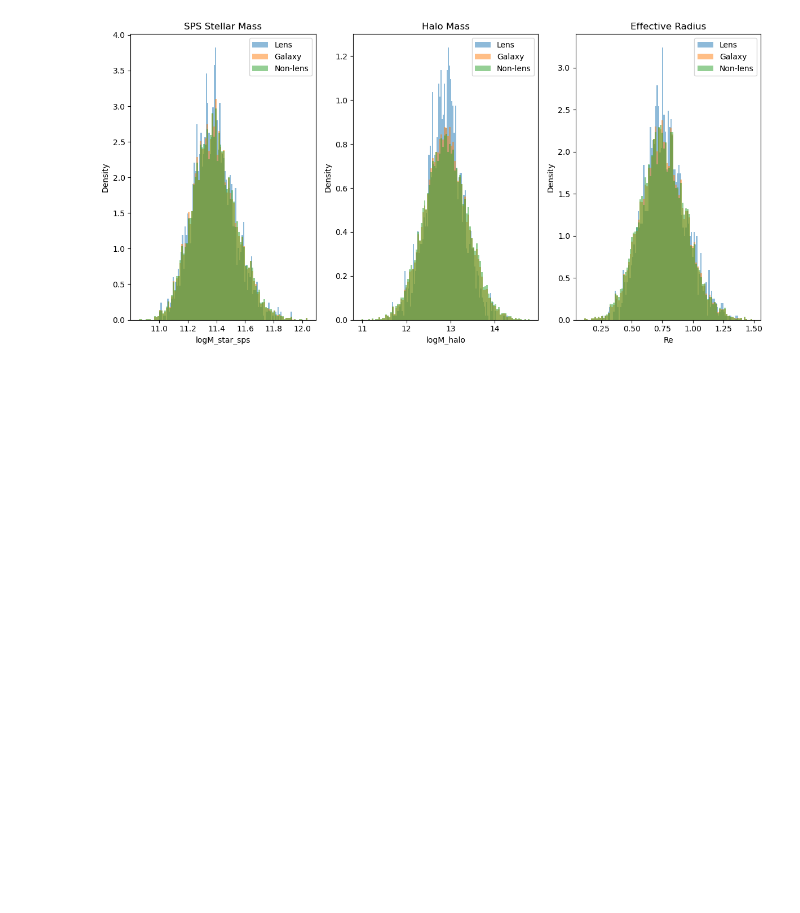
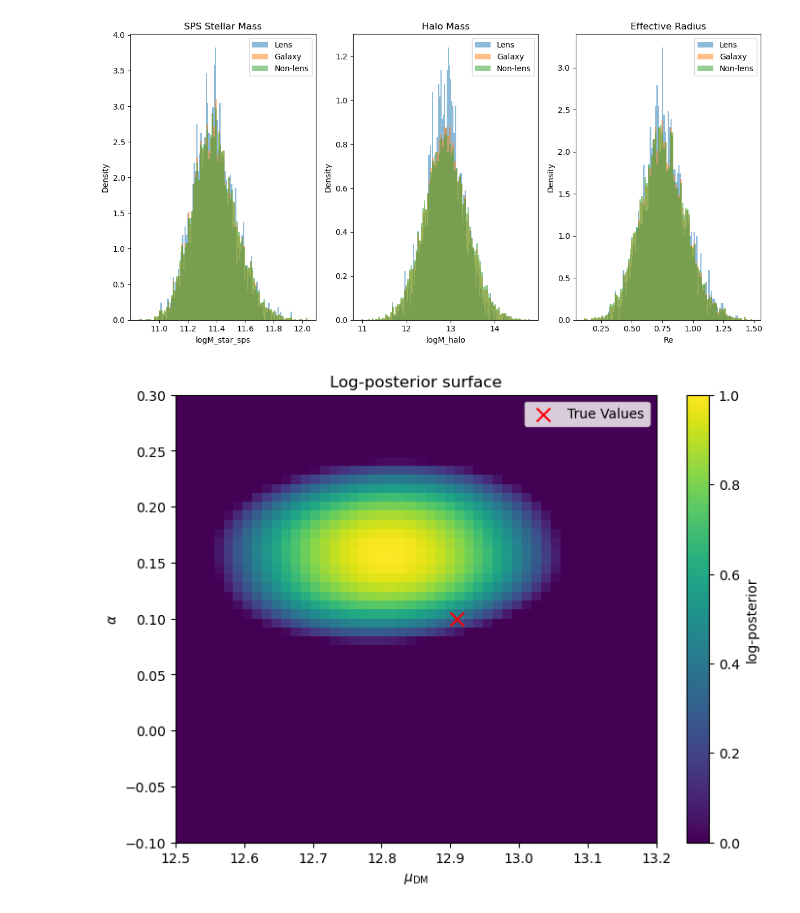
Before and after one commit to zheshishuoshuo/sl_inference_only_muDMalpha, a Jupyter notebook: test_notebook/test_mock.ipynb, the cells around one changed output. Saved outputs shown, nothing was run; the diff lists cells and outputs as text; code cells hidden in the pictures; blank space fills up the shorter version.

```diff
--- a/test_notebook/test_mock.ipynb
+++ b/test_notebook/test_mock.ipynb
@@ -79,3 +86,23 @@ plt.show()
 [figure]
 # %%
 nonlens = df_lens[df_lens["is_lensed"] == 0]
+# %%
+plt.figure(figsize=(8, 6))
+plt.imshow(
+    logL.T,
+    origin='lower',
+    extent=[muDM_values.min(), muDM_values.max(), alpha_values.min(), alpha_values.max()],
+    vmax=np.max(logL),
+    vmin=np.max(logL) - 10,
+    aspect='auto',
+    cmap='viridis'
+)
+plt.scatter([12.91], [logalpha], color='red', marker='x', s=100, label='True Values')
+plt.colorbar(label='log-posterior')
+plt.xlabel(r'$\mu_{\rm DM}$')
+plt.ylabel(r'$\alpha$')
+plt.legend()
+plt.title('Log-posterior surface')
+plt.show()
+# %% [output]
+[figure, added]
```
Also changed, not shown: parts of 12 cells of this notebook, 3 other files.
